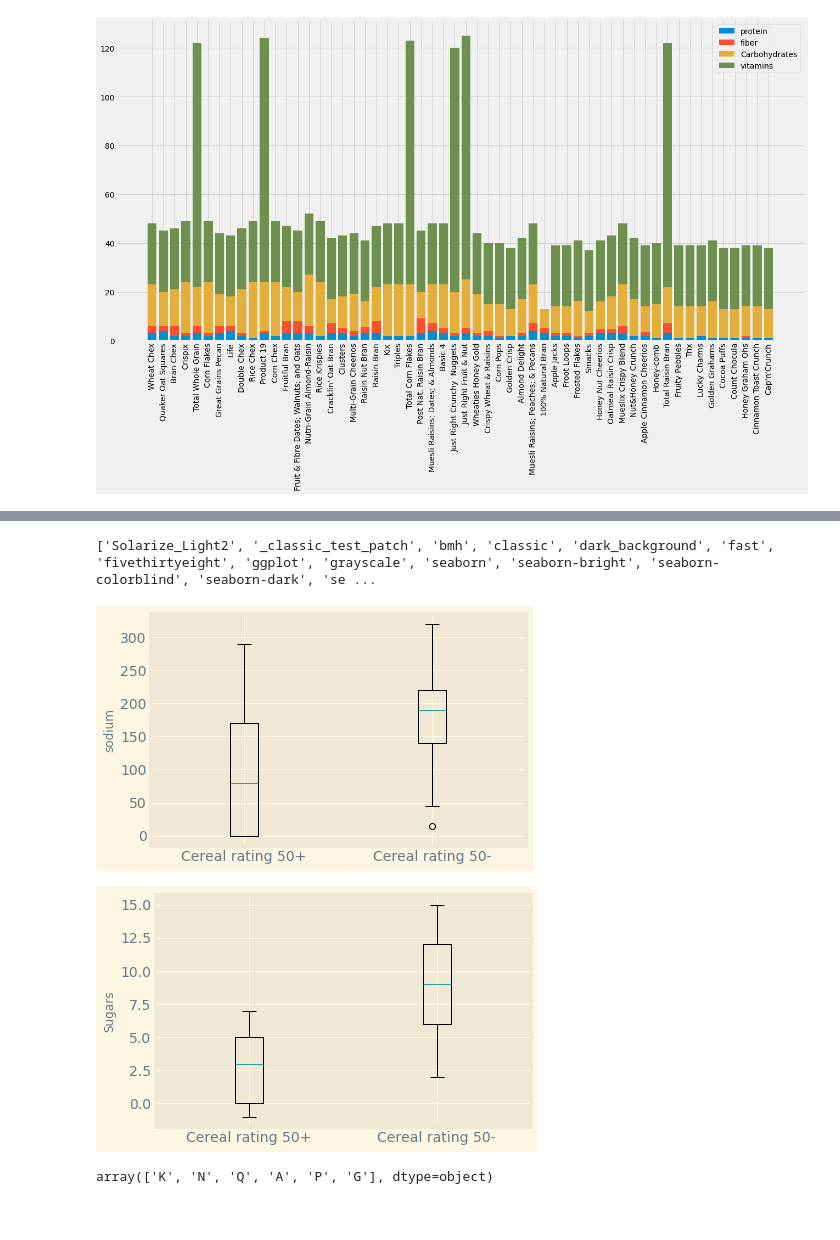
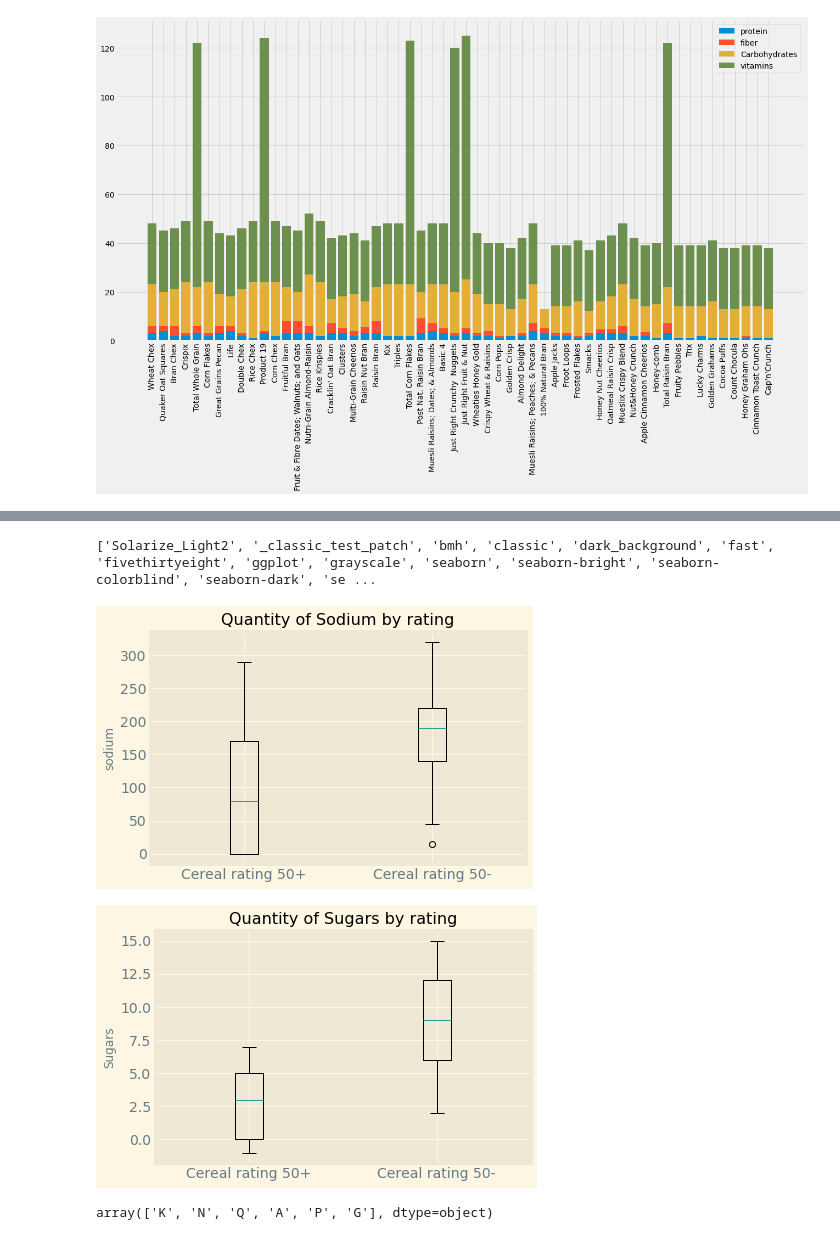
Before and after one commit to coralrubilar/CerealAnalysisInPython, a Jupyter notebook: Cereal.ipynb, the cells around one changed output, grey strips where cells are left out. Drawn from its saved outputs; the diff is of its cells as text; code cells hidden in the pictures.

```diff
--- a/Cereal.ipynb
+++ b/Cereal.ipynb
@@ -356,22 +367,24 @@ plt.show()
 # %%
 print(plt.style.available)
 plt.style.use('_classic_test_patch')
 fig, ax = plt.subplots()
 
 # Add a boxplot for the "Height" column in the DataFrames
 ax.boxplot([cereal_50plus['sodium'],cereal_50minus['sodium']])
 
 # Add x-axis tick labels:
 ax.set_xticklabels(['Cereal rating 50+','Cereal rating 50-'])
 
 # Add a y-axis label
 ax.set_ylabel('sodium')
+ax.set_title("Quantity of Sodium by rating")
+
 
 
 plt.show()
 # %% [output]
 ['Solarize_Light2', '_classic_test_patch', 'bmh', 'classic', 'dark_background', 'fast', 'fivethirtyeight', 'ggplot', 'grayscale', 'seaborn', 'seaborn-bright', 'seaborn-colorblind', 'seaborn-dark', 'se ...
-[figure, old version]
+[figure, new version]
 # %%
 fig, ax = plt.subplots()
 
@@ -383,11 +396,13 @@ ax.set_xticklabels(['Cereal rating 50+','Cereal rating 50-'])
 
 # Add a y-axis label
 ax.set_ylabel('Sugars')
+ax.set_title("Quantity of Sugars by rating")
+
 
 
 plt.show()
 # %% [output]
-[figure, old version]
+[figure, new version]
 # %%
 Manu_50plus =  cereal_50plus['Manufacturer'].unique()
 Manu_50plus
```
Also changed, not shown: parts of 13 cells of this notebook.
